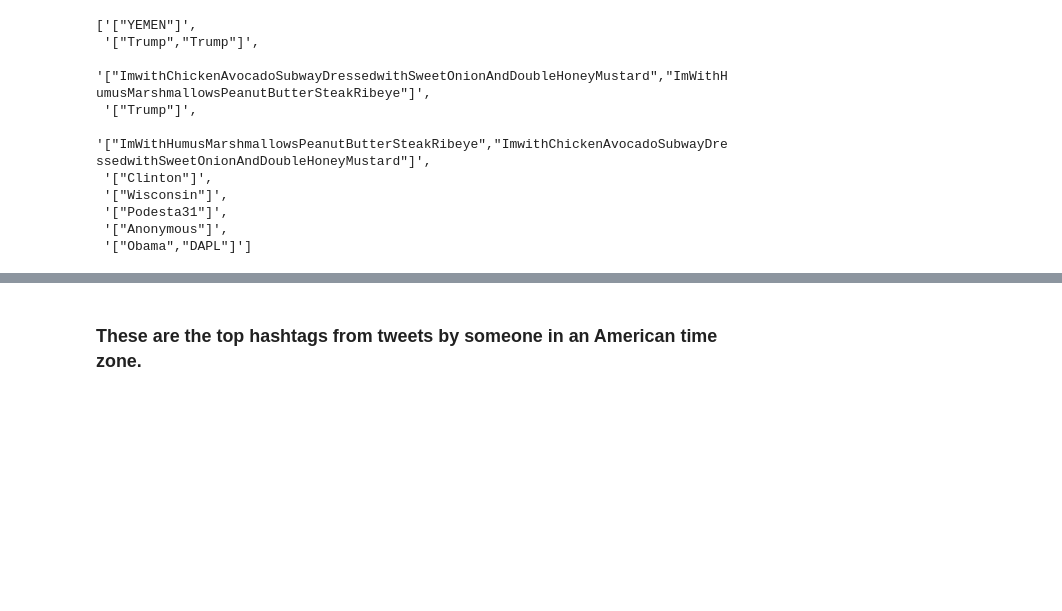
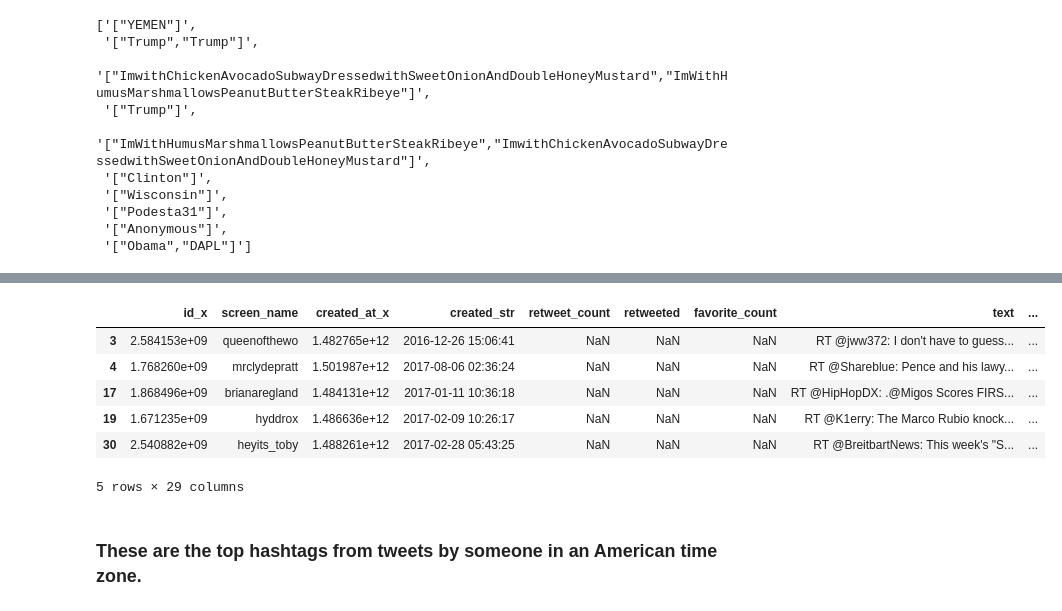
Before and after one commit to natashamathur/jungle_gym, a Jupyter notebook: trolled/trolls.ipynb, the cells around one changed output, grey strips where cells are left out. Saved outputs shown, nothing was run; the diff lists cells and outputs as text; code cells hidden in the pictures; blank space fills up the shorter version.

```diff
--- a/trolled/trolls.ipynb
+++ b/trolled/trolls.ipynb
@@ -204,5 +248,14 @@ list(rus_top_ht.index[1:11])
 # %%
-usa_df = combined[combined['time_zone'].str.contains("(US & Canada)")]
+usa_df = combined[combined['time_zone'].str.contains("(US & Canada)",na=False)]
+usa_df.head()
+# %% [output]
+|  | id_x | screen_name | created_at_x | created_str | retweet_count | retweeted | favorite_count | text | ... |
+| 3 | 2.584153e+09 | queenofthewo | 1.482765e+12 | 2016-12-26 15:06:41 | NaN | NaN | NaN | RT @jww372: I don't have to guess... | ... |
+| 4 | 1.768260e+09 | mrclydepratt | 1.501987e+12 | 2017-08-06 02:36:24 | NaN | NaN | NaN | RT @Shareblue: Pence and his lawy... | ... |
+| 17 | 1.868496e+09 | brianaregland | 1.484131e+12 | 2017-01-11 10:36:18 | NaN | NaN | NaN | RT @HipHopDX: .@Migos Scores FIRS... | ... |
+| 19 | 1.671235e+09 | hyddrox | 1.486636e+12 | 2017-02-09 10:26:17 | NaN | NaN | NaN | RT @K1erry: The Marco Rubio knock... | ... |
+| 30 | 2.540882e+09 | heyits_toby | 1.488261e+12 | 2017-02-28 05:43:25 | NaN | NaN | NaN | RT @BreitbartNews: This week's "S... | ... |
+5 rows × 29 columns
 # %% [markdown]
 ### These are the top hashtags from tweets by someone in an American time zone.
 # %%
```
Also changed, not shown: parts of 13 cells of this notebook.
